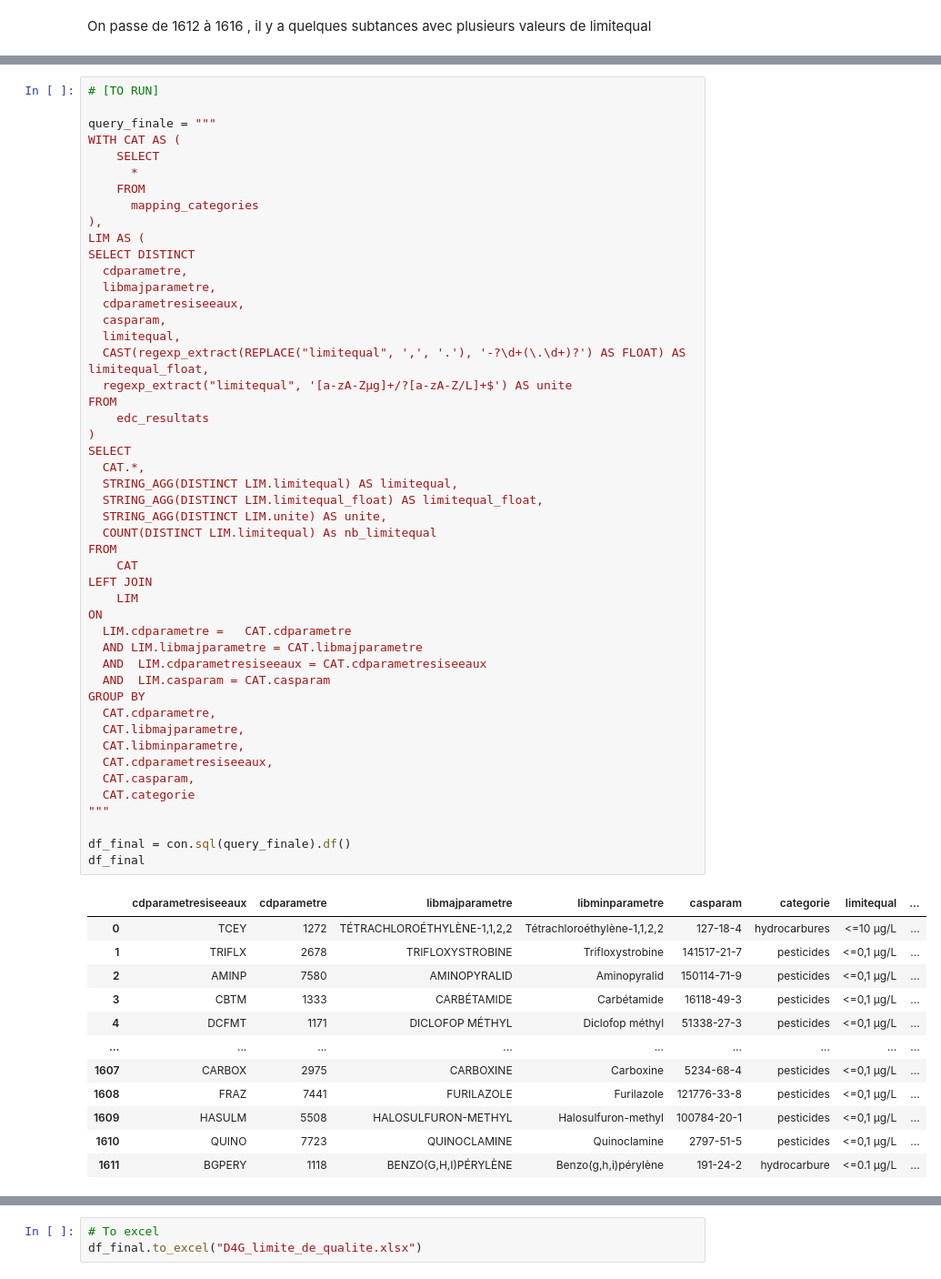
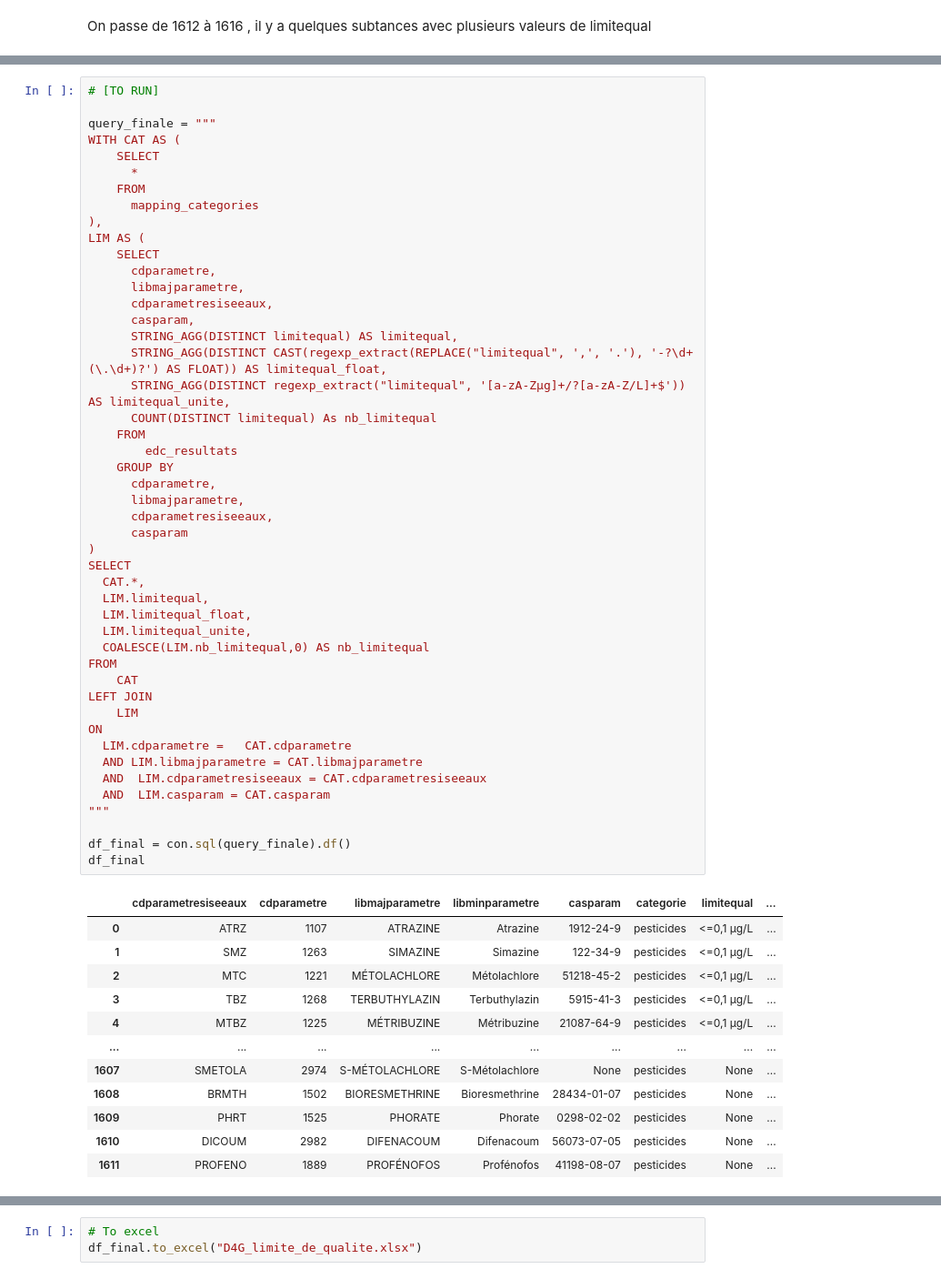
Before and after one commit to dataforgoodfr/13_pollution_eau, a Jupyter notebook: analytics/notebooks/Tache132_Etude_limite_de_qualite.ipynb, the cells around one changed output, grey strips where cells are left out. Shown: that part at 91% size. Saved outputs shown, nothing was run; the diff lists cells and outputs as text.

```diff
--- a/analytics/notebooks/Tache132_Etude_limite_de_qualite.ipynb
+++ b/analytics/notebooks/Tache132_Etude_limite_de_qualite.ipynb
@@ -240,64 +251,63 @@ df_check_limitequal[
 # %%
 # [TO RUN]
 
 query_finale = """
 WITH CAT AS (
     SELECT
       *
     FROM
       mapping_categories
 ),
 LIM AS (
-SELECT DISTINCT
-  cdparametre,
-  libmajparametre,
-  cdparametresiseeaux,
-  casparam,
-  limitequal,
-  CAST(regexp_extract(REPLACE("limitequal", ',', '.'), '-?\d+(\.\d+)?') AS FLOAT) AS limitequal_float,
-  regexp_extract("limitequal", '[a-zA-Zµg]+/?[a-zA-Z/L]+$') AS unite
-FROM
-    edc_resultats
+    SELECT
+      cdparametre,
+      libmajparametre,
+      cdparametresiseeaux,
+      casparam,
+      STRING_AGG(DISTINCT limitequal) AS limitequal,
+      STRING_AGG(DISTINCT CAST(regexp_extract(REPLACE("limitequal", ',', '.'), '-?\d+(\.\d+)?') AS FLOAT)) AS limitequal_float,
+      STRING_AGG(DISTINCT regexp_extract("limitequal", '[a-zA-Zµg]+/?[a-zA-Z/L]+$')) AS limitequal_unite,
+      COUNT(DISTINCT limitequal) As nb_limitequal
+    FROM
+        edc_resultats
+    GROUP BY
+      cdparametre,
+      libmajparametre,
+      cdparametresiseeaux,
+      casparam
 )
 SELECT
   CAT.*,
-  STRING_AGG(DISTINCT LIM.limitequal) AS limitequal,
-  STRING_AGG(DISTINCT LIM.limitequal_float) AS limitequal_float,
-  STRING_AGG(DISTINCT LIM.unite) AS unite,
-  COUNT(DISTINCT LIM.limitequal) As nb_limitequal
+  LIM.limitequal,
+  LIM.limitequal_float,
+  LIM.limitequal_unite,
+  COALESCE(LIM.nb_limitequal,0) AS nb_limitequal
 FROM
     CAT
 LEFT JOIN
     LIM
 ON
   LIM.cdparametre =   CAT.cdparametre
   AND LIM.libmajparametre = CAT.libmajparametre
   AND  LIM.cdparametresiseeaux = CAT.cdparametresiseeaux
   AND  LIM.casparam = CAT.casparam
-GROUP BY
-  CAT.cdparametre,
-  CAT.libmajparametre,
-  CAT.libminparametre,
-  CAT.cdparametresiseeaux,
-  CAT.casparam,
-  CAT.categorie
 """
 
 df_final = con.sql(query_finale).df()
 df_final
 # %% [output]
 |  | cdparametresiseeaux | cdparametre | libmajparametre | libminparametre | casparam | categorie | limitequal | ... |
-| 0 | TCEY | 1272 | TÉTRACHLOROÉTHYLÈNE-1,1,2,2 | Tétrachloroéthylène-1,1,2,2 | 127-18-4 | hydrocarbures | <=10 µg/L | ... |
-| 1 | TRIFLX | 2678 | TRIFLOXYSTROBINE | Trifloxystrobine | 141517-21-7 | pesticides | <=0,1 µg/L | ... |
-| 2 | AMINP | 7580 | AMINOPYRALID | Aminopyralid | 150114-71-9 | pesticides | <=0,1 µg/L | ... |
-| 3 | CBTM | 1333 | CARBÉTAMIDE | Carbétamide | 16118-49-3 | pesticides | <=0,1 µg/L | ... |
-| 4 | DCFMT | 1171 | DICLOFOP MÉTHYL | Diclofop méthyl | 51338-27-3 | pesticides | <=0,1 µg/L | ... |
+| 0 | ATRZ | 1107 | ATRAZINE | Atrazine | 1912-24-9 | pesticides | <=0,1 µg/L | ... |
+| 1 | SMZ | 1263 | SIMAZINE | Simazine | 122-34-9 | pesticides | <=0,1 µg/L | ... |
+| 2 | MTC | 1221 | MÉTOLACHLORE | Métolachlore | 51218-45-2 | pesticides | <=0,1 µg/L | ... |
+| 3 | TBZ | 1268 | TERBUTHYLAZIN | Terbuthylazin | 5915-41-3 | pesticides | <=0,1 µg/L | ... |
+| 4 | MTBZ | 1225 | MÉTRIBUZINE | Métribuzine | 21087-64-9 | pesticides | <=0,1 µg/L | ... |
 | ... | ... | ... | ... | ... | ... | ... | ... | ... |
-| 1607 | CARBOX | 2975 | CARBOXINE | Carboxine | 5234-68-4 | pesticides | <=0,1 µg/L | ... |
-| 1608 | FRAZ | 7441 | FURILAZOLE | Furilazole | 121776-33-8 | pesticides | <=0,1 µg/L | ... |
-| 1609 | HASULM | 5508 | HALOSULFURON-METHYL | Halosulfuron-methyl | 100784-20-1 | pesticides | <=0,1 µg/L | ... |
-| 1610 | QUINO | 7723 | QUINOCLAMINE | Quinoclamine | 2797-51-5 | pesticides | <=0,1 µg/L | ... |
-| 1611 | BGPERY | 1118 | BENZO(G,H,I)PÉRYLÈNE | Benzo(g,h,i)pérylène | 191-24-2 | hydrocarbure | <=0.1 µg/L | ... |
+| 1607 | SMETOLA | 2974 | S-MÉTOLACHLORE | S-Métolachlore | None | pesticides | None | ... |
+| 1608 | BRMTH | 1502 | BIORESMETHRINE | Bioresmethrine | 28434-01-07 | pesticides | None | ... |
+| 1609 | PHRT | 1525 | PHORATE | Phorate | 0298-02-02 | pesticides | None | ... |
+| 1610 | DICOUM | 2982 | DIFENACOUM | Difenacoum | 56073-07-05 | pesticides | None | ... |
+| 1611 | PROFENO | 1889 | PROFÉNOFOS | Profénofos | 41198-08-07 | pesticides | None | ... |
 1612 rows × 10 columns
 # %%
 df_final[df_final["cdparametresiseeaux"].isin(list_of_values)].sort_values(
```
Also changed, not shown: parts of 10 cells of this notebook.
